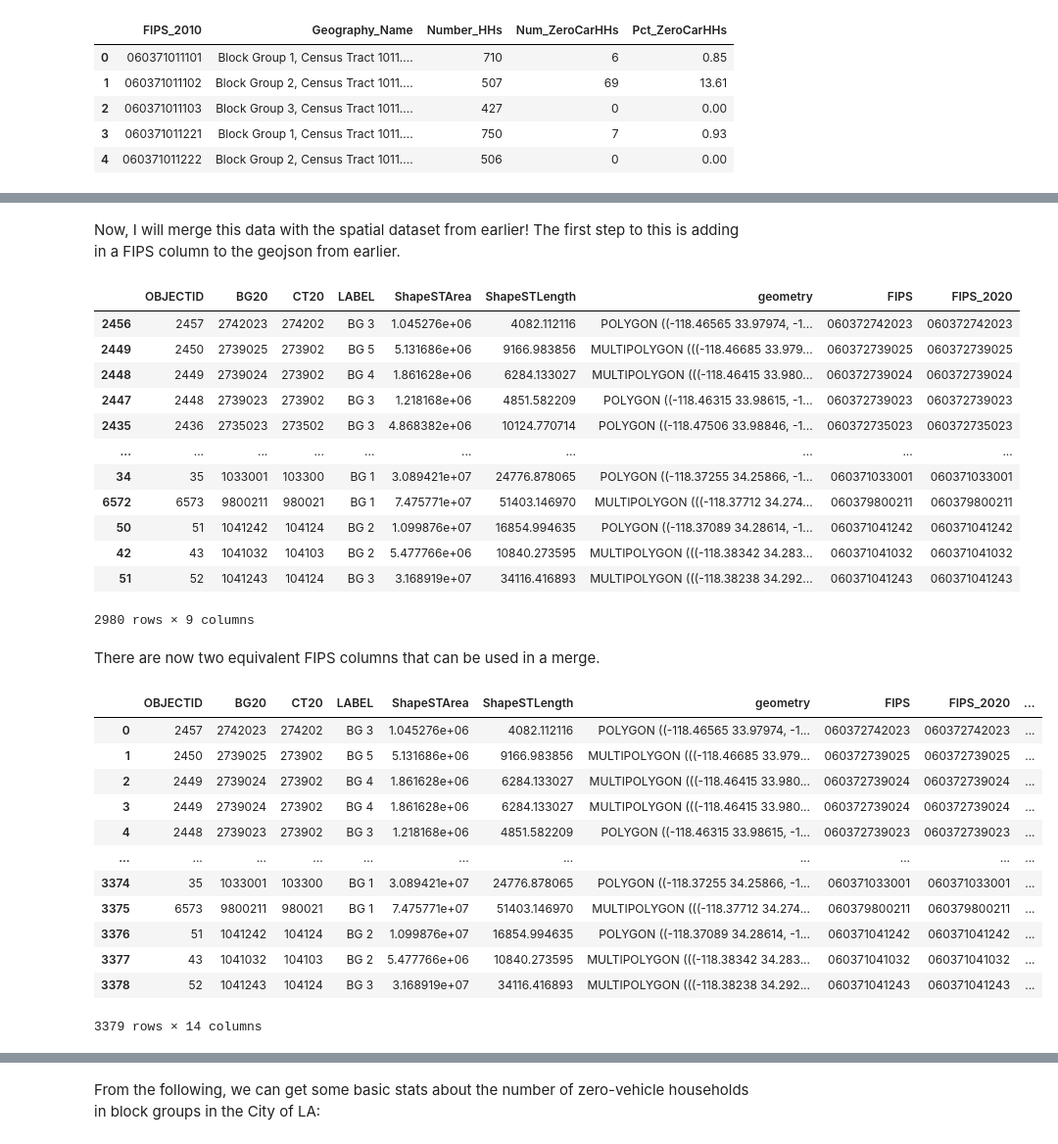
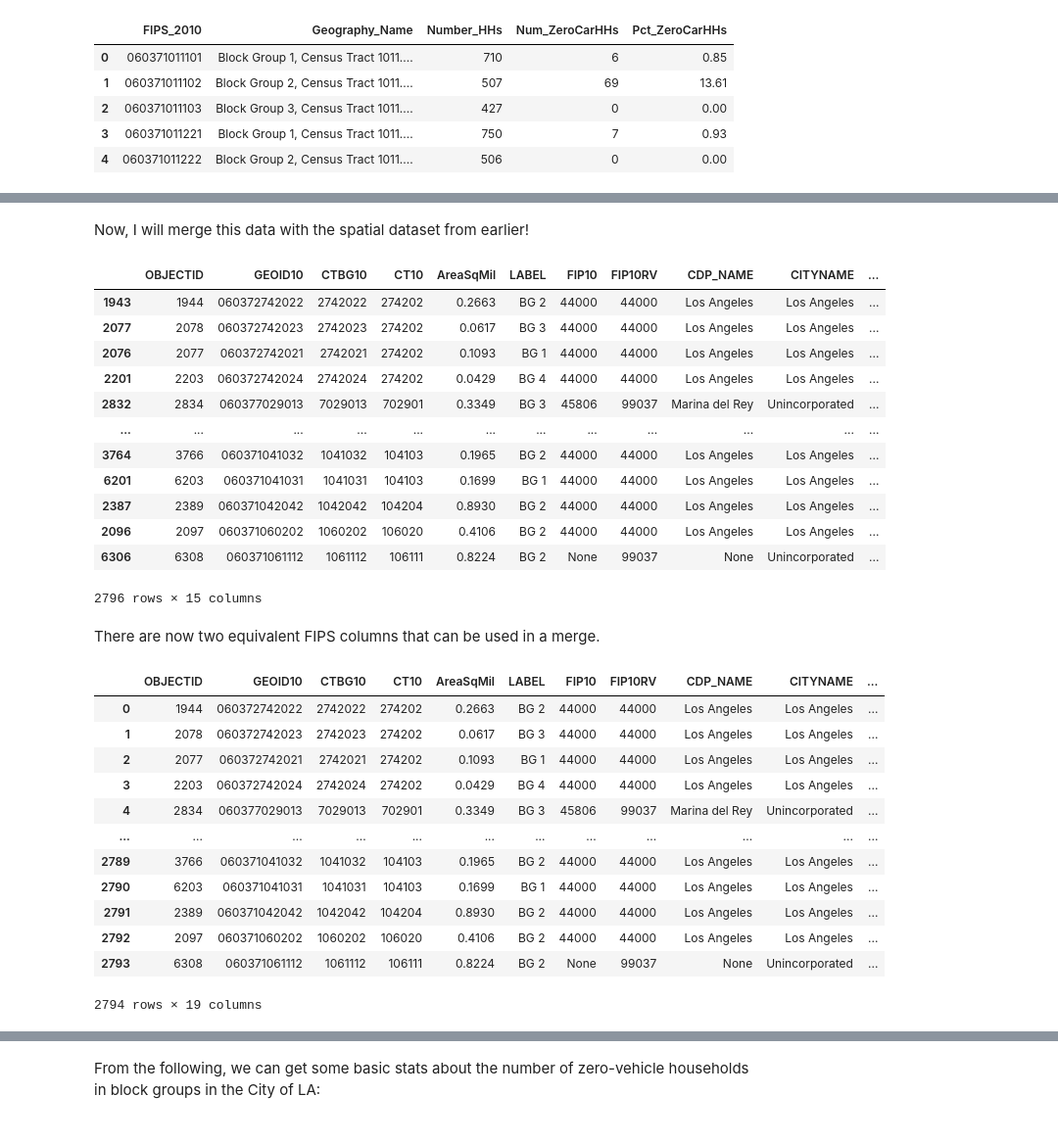
Before and after one commit to lucybriggs12/snakeemoji, a Jupyter notebook: data/Monisha Census Data Exploration.ipynb, the cells around one changed output, grey strips where cells are left out. Shown at 98% size. Drawn from its saved outputs; the diff is of its cells as text; code cells hidden in the pictures.

```diff
--- a/data/Monisha Census Data Exploration.ipynb
+++ b/data/Monisha Census Data Exploration.ipynb
@@ -11,5 +13,5 @@ First, I will import a dataset of census tracts associated with City of LA and i
 # %%
-lacity=gpd.read_file('USDA_Food_Deserts.geojson')
-lacity.head()
+municipalities=gpd.read_file('City_Boundaries.geojson')
+municipalities.head()
 # %% [output]
 ERROR 1: PROJ: proj_create_from_database: Open of /opt/conda/share/proj failed
@@ -22,2 +26,4 @@ ERROR 1: PROJ: proj_create_from_database: Open of /opt/conda/share/proj failed
+# %%
+lacity=municipalities.query("CITY_NAME == 'Los Angeles'").copy()
 # %% [markdown]
 Now, I will download a dataset of block groups within Los Angeles County and inspect the data.
@@ -24,4 +31,4 @@ Now, I will download a dataset of block groups within Los Angeles County and ins
 # %%
-countybgs=gpd.read_file('Census_Block_Groups_2020.geojson')
+countybgs=gpd.read_file('2010_Census_Block_Groups_(Geography_Only).geojson')
 countybgs.head()
 # %% [output]
@@ -186,39 +135,38 @@ vehicles_crosswalked
 # %% [markdown]
 Now, I will merge this data with the spatial dataset from earlier!
-The first step to this is adding in a FIPS column to the geojson from earlier.
 # %%
-citybgs['FIPS_2020'] ='06' + '037' + citybgs['BG20']
+citybgs['FIPS_2010'] = citybgs['GEOID10']
 citybgs
 # %% [output]
-|  | OBJECTID | BG20 | CT20 | LABEL | ShapeSTArea | ShapeSTLength | geometry | FIPS | FIPS_2020 |
-| 2456 | 2457 | 2742023 | 274202 | BG 3 | 1.045276e+06 | 4082.112116 | POLYGON ((-118.46565 33.97974, -1... | 060372742023 | 060372742023 |
-| 2449 | 2450 | 2739025 | 273902 | BG 5 | 5.131686e+06 | 9166.983856 | MULTIPOLYGON (((-118.46685 33.979... | 060372739025 | 060372739025 |
-| 2448 | 2449 | 2739024 | 273902 | BG 4 | 1.861628e+06 | 6284.133027 | MULTIPOLYGON (((-118.46415 33.980... | 060372739024 | 060372739024 |
-| 2447 | 2448 | 2739023 | 273902 | BG 3 | 1.218168e+06 | 4851.582209 | POLYGON ((-118.46315 33.98615, -1... | 060372739023 | 060372739023 |
-| 2435 | 2436 | 2735023 | 273502 | BG 3 | 4.868382e+06 | 10124.770714 | POLYGON ((-118.47506 33.98846, -1... | 060372735023 | 060372735023 |
-| ... | ... | ... | ... | ... | ... | ... | ... | ... | ... |
-| 34 | 35 | 1033001 | 103300 | BG 1 | 3.089421e+07 | 24776.878065 | POLYGON ((-118.37255 34.25866, -1... | 060371033001 | 060371033001 |
-| 6572 | 6573 | 9800211 | 980021 | BG 1 | 7.475771e+07 | 51403.146970 | MULTIPOLYGON (((-118.37712 34.274... | 060379800211 | 060379800211 |
-| 50 | 51 | 1041242 | 104124 | BG 2 | 1.099876e+07 | 16854.994635 | POLYGON ((-118.37089 34.28614, -1... | 060371041242 | 060371041242 |
-| 42 | 43 | 1041032 | 104103 | BG 2 | 5.477766e+06 | 10840.273595 | MULTIPOLYGON (((-118.38342 34.283... | 060371041032 | 060371041032 |
-| 51 | 52 | 1041243 | 104124 | BG 3 | 3.168919e+07 | 34116.416893 | MULTIPOLYGON (((-118.38238 34.292... | 060371041243 | 060371041243 |
+|  | OBJECTID | GEOID10 | CTBG10 | CT10 | AreaSqMil | LABEL | FIP10 | FIP10RV | CDP_NAME | CITYNAME | ... |
+| 1943 | 1944 | 060372742022 | 2742022 | 274202 | 0.2663 | BG 2 | 44000 | 44000 | Los Angeles | Los Angeles | ... |
+| 2077 | 2078 | 060372742023 | 2742023 | 274202 | 0.0617 | BG 3 | 44000 | 44000 | Los Angeles | Los Angeles | ... |
+| 2076 | 2077 | 060372742021 | 2742021 | 274202 | 0.1093 | BG 1 | 44000 | 44000 | Los Angeles | Los Angeles | ... |
+| 2201 | 2203 | 060372742024 | 2742024 | 274202 | 0.0429 | BG 4 | 44000 | 44000 | Los Angeles | Los Angeles | ... |
+| 2832 | 2834 | 060377029013 | 7029013 | 702901 | 0.3349 | BG 3 | 45806 | 99037 | Marina del Rey | Unincorporated | ... |
+| ... | ... | ... | ... | ... | ... | ... | ... | ... | ... | ... | ... |
+| 3764 | 3766 | 060371041032 | 1041032 | 104103 | 0.1965 | BG 2 | 44000 | 44000 | Los Angeles | Los Angeles | ... |
+| 6201 | 6203 | 060371041031 | 1041031 | 104103 | 0.1699 | BG 1 | 44000 | 44000 | Los Angeles | Los Angeles | ... |
+| 2387 | 2389 | 060371042042 | 1042042 | 104204 | 0.8930 | BG 2 | 44000 | 44000 | Los Angeles | Los Angeles | ... |
+| 2096 | 2097 | 060371060202 | 1060202 | 106020 | 0.4106 | BG 2 | 44000 | 44000 | Los Angeles | Los Angeles | ... |
+| 6306 | 6308 | 060371061112 | 1061112 | 106111 | 0.8224 | BG 2 | None | 99037 | None | Unincorporated | ... |
-2980 rows × 9 columns
+2796 rows × 15 columns
 # %% [markdown]
 There are now two equivalent FIPS columns that can be used in a merge.
 # %%
-vehicles_bgs=citybgs.merge(vehicles_crosswalked,on="FIPS_2020")
+vehicles_bgs=citybgs.merge(vehicles_clean,on="FIPS_2010")
 vehicles_bgs
 # %% [output]
-|  | OBJECTID | BG20 | CT20 | LABEL | ShapeSTArea | ShapeSTLength | geometry | FIPS | FIPS_2020 | ... |
-| 0 | 2457 | 2742023 | 274202 | BG 3 | 1.045276e+06 | 4082.112116 | POLYGON ((-118.46565 33.97974, -1... | 060372742023 | 060372742023 | ... |
-| 1 | 2450 | 2739025 | 273902 | BG 5 | 5.131686e+06 | 9166.983856 | MULTIPOLYGON (((-118.46685 33.979... | 060372739025 | 060372739025 | ... |
-| 2 | 2449 | 2739024 | 273902 | BG 4 | 1.861628e+06 | 6284.133027 | MULTIPOLYGON (((-118.46415 33.980... | 060372739024 | 060372739024 | ... |
-| 3 | 2449 | 2739024 | 273902 | BG 4 | 1.861628e+06 | 6284.133027 | MULTIPOLYGON (((-118.46415 33.980... | 060372739024 | 060372739024 | ... |
-| 4 | 2448 | 2739023 | 273902 | BG 3 | 1.218168e+06 | 4851.582209 | POLYGON ((-118.46315 33.98615, -1... | 060372739023 | 060372739023 | ... |
-| ... | ... | ... | ... | ... | ... | ... | ... | ... | ... | ... |
-| 3374 | 35 | 1033001 | 103300 | BG 1 | 3.089421e+07 | 24776.878065 | POLYGON ((-118.37255 34.25866, -1... | 060371033001 | 060371033001 | ... |
-| 3375 | 6573 | 9800211 | 980021 | BG 1 | 7.475771e+07 | 51403.146970 | MULTIPOLYGON (((-118.37712 34.274... | 060379800211 | 060379800211 | ... |
-| 3376 | 51 | 1041242 | 104124 | BG 2 | 1.099876e+07 | 16854.994635 | POLYGON ((-118.37089 34.28614, -1... | 060371041242 | 060371041242 | ... |
-| 3377 | 43 | 1041032 | 104103 | BG 2 | 5.477766e+06 | 10840.273595 | MULTIPOLYGON (((-118.38342 34.283... | 060371041032 | 060371041032 | ... |
-| 3378 | 52 | 1041243 | 104124 | BG 3 | 3.168919e+07 | 34116.416893 | MULTIPOLYGON (((-118.38238 34.292... | 060371041243 | 060371041243 | ... |
+|  | OBJECTID | GEOID10 | CTBG10 | CT10 | AreaSqMil | LABEL | FIP10 | FIP10RV | CDP_NAME | CITYNAME | ... |
+| 0 | 1944 | 060372742022 | 2742022 | 274202 | 0.2663 | BG 2 | 44000 | 44000 | Los Angeles | Los Angeles | ... |
+| 1 | 2078 | 060372742023 | 2742023 | 274202 | 0.0617 | BG 3 | 44000 | 44000 | Los Angeles | Los Angeles | ... |
+| 2 | 2077 | 060372742021 | 2742021 | 274202 | 0.1093 | BG 1 | 44000 | 44000 | Los Angeles | Los Angeles | ... |
+| 3 | 2203 | 060372742024 | 2742024 | 274202 | 0.0429 | BG 4 | 44000 | 44000 | Los Angeles | Los Angeles | ... |
+| 4 | 2834 | 060377029013 | 7029013 | 702901 | 0.3349 | BG 3 | 45806 | 99037 | Marina del Rey | Unincorporated | ... |
+| ... | ... | ... | ... | ... | ... | ... | ... | ... | ... | ... | ... |
+| 2789 | 3766 | 060371041032 | 1041032 | 104103 | 0.1965 | BG 2 | 44000 | 44000 | Los Angeles | Los Angeles | ... |
+| 2790 | 6203 | 060371041031 | 1041031 | 104103 | 0.1699 | BG 1 | 44000 | 44000 | Los Angeles | Los Angeles | ... |
+| 2791 | 2389 | 060371042042 | 1042042 | 104204 | 0.8930 | BG 2 | 44000 | 44000 | Los Angeles | Los Angeles | ... |
+| 2792 | 2097 | 060371060202 | 1060202 | 106020 | 0.4106 | BG 2 | 44000 | 44000 | Los Angeles | Los Angeles | ... |
+| 2793 | 6308 | 060371061112 | 1061112 | 106111 | 0.8224 | BG 2 | None | 99037 | None | Unincorporated | ... |
-3379 rows × 14 columns
+2794 rows × 19 columns
```
Also changed, not shown: parts of 39 cells of this notebook, 4 other files.
